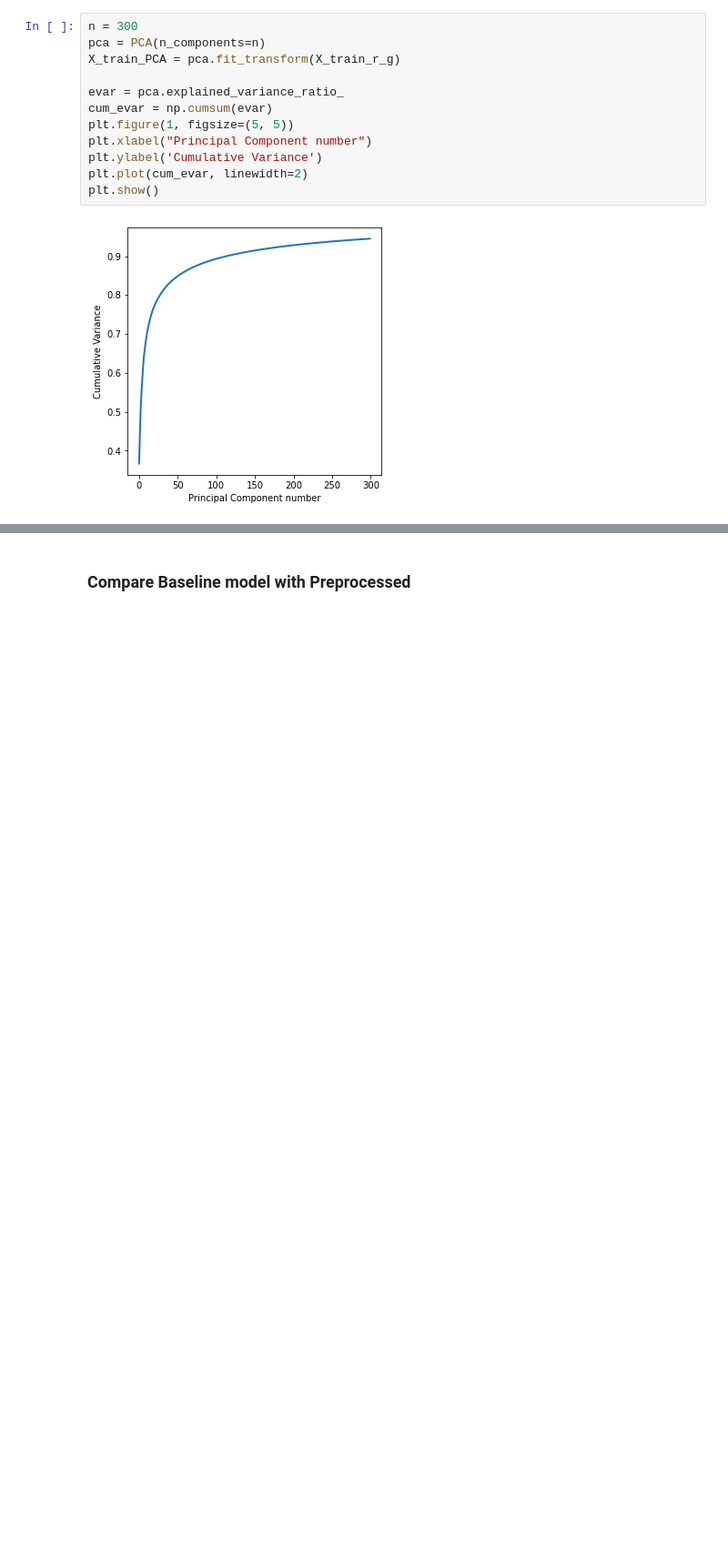
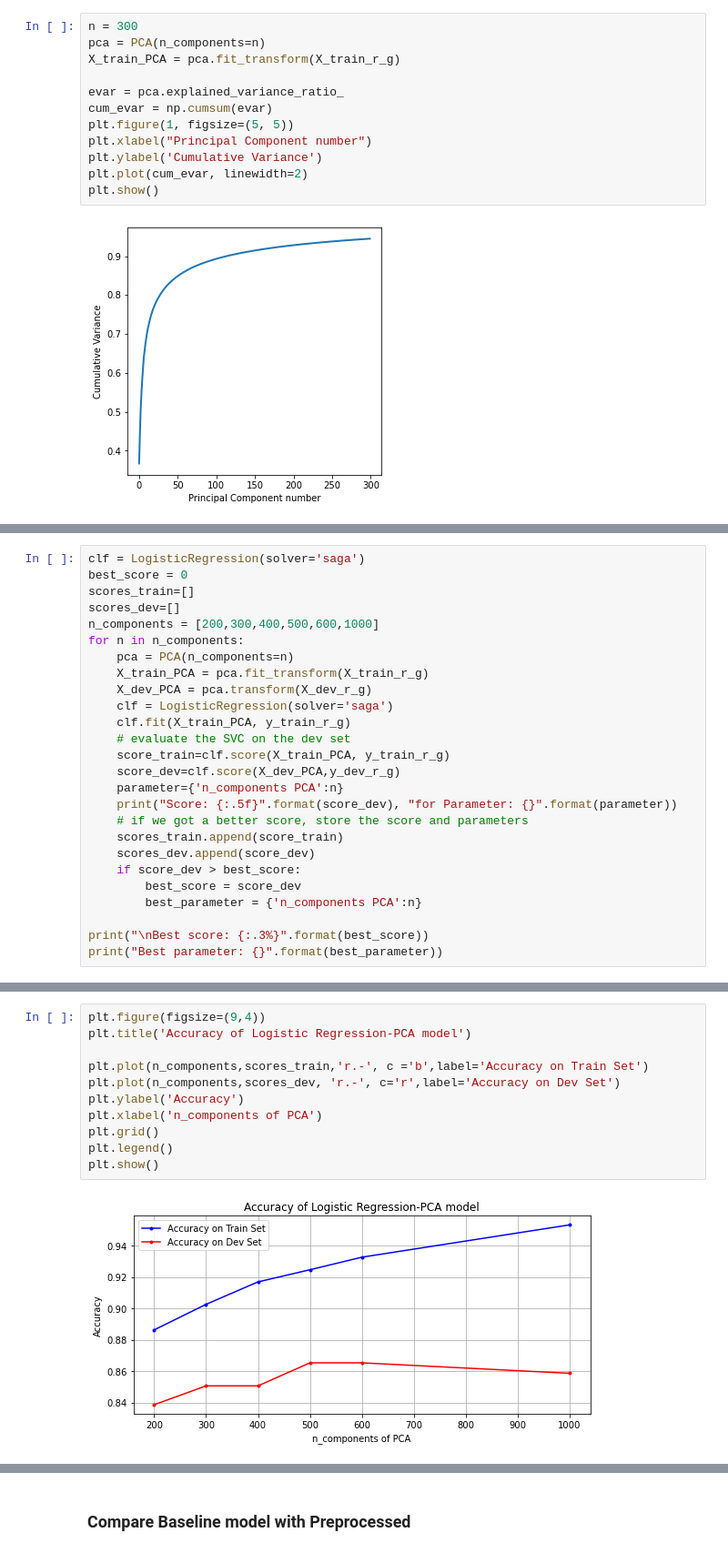
Before and after one commit to xeniakal/AMLS_20-21_SN20159465, a Jupyter notebook: A2/SmileDetection.ipynb, the cells around one changed output, grey strips where cells are left out. Shown at 91% size. Cells and saved outputs as stored; diff of their text form; blank space fills up the shorter version.

```diff
--- a/A2/SmileDetection.ipynb
+++ b/A2/SmileDetection.ipynb
@@ -658,0 +615,26 @@ Accuracy Score:  86.400%
+# %%
+clf = LogisticRegression(solver='saga')
+best_score = 0
+scores_train=[]
+scores_dev=[]
+n_components = [200,300,400,500,600,1000]
+for n in n_components:
+    pca = PCA(n_components=n)
+    X_train_PCA = pca.fit_transform(X_train_r_g)
+    X_dev_PCA = pca.transform(X_dev_r_g)
+    clf = LogisticRegression(solver='saga')
+    clf.fit(X_train_PCA, y_train_r_g)
+    # evaluate the SVC on the dev set
+    score_train=clf.score(X_train_PCA, y_train_r_g)
+    score_dev=clf.score(X_dev_PCA,y_dev_r_g)
+    parameter={'n_components PCA':n}
+    print("Score: {:.5f}".format(score_dev), "for Parameter: {}".format(parameter))
+    # if we got a better score, store the score and parameters
+    scores_train.append(score_train)
+    scores_dev.append(score_dev)
+    if score_dev > best_score:
+        best_score = score_dev
+        best_parameter = {'n_components PCA':n}
+
+print("\nBest score: {:.3%}".format(best_score))
+print("Best parameter: {}".format(best_parameter))
@@ -658,0 +651,13 @@ Accuracy Score:  86.400%
+# %%
+plt.figure(figsize=(9,4))
+plt.title('Accuracy of Logistic Regression-PCA model')
+
+plt.plot(n_components,scores_train,'r.-', c ='b',label='Accuracy on Train Set')
+plt.plot(n_components,scores_dev, 'r.-', c='r',label='Accuracy on Dev Set')
+plt.ylabel('Accuracy')
+plt.xlabel('n_components of PCA')
+plt.grid()
+plt.legend()
+plt.show()
+# %% [output]
+[figure, added]
```
Also changed, not shown: parts of 30 cells of this notebook, 5 other files.
